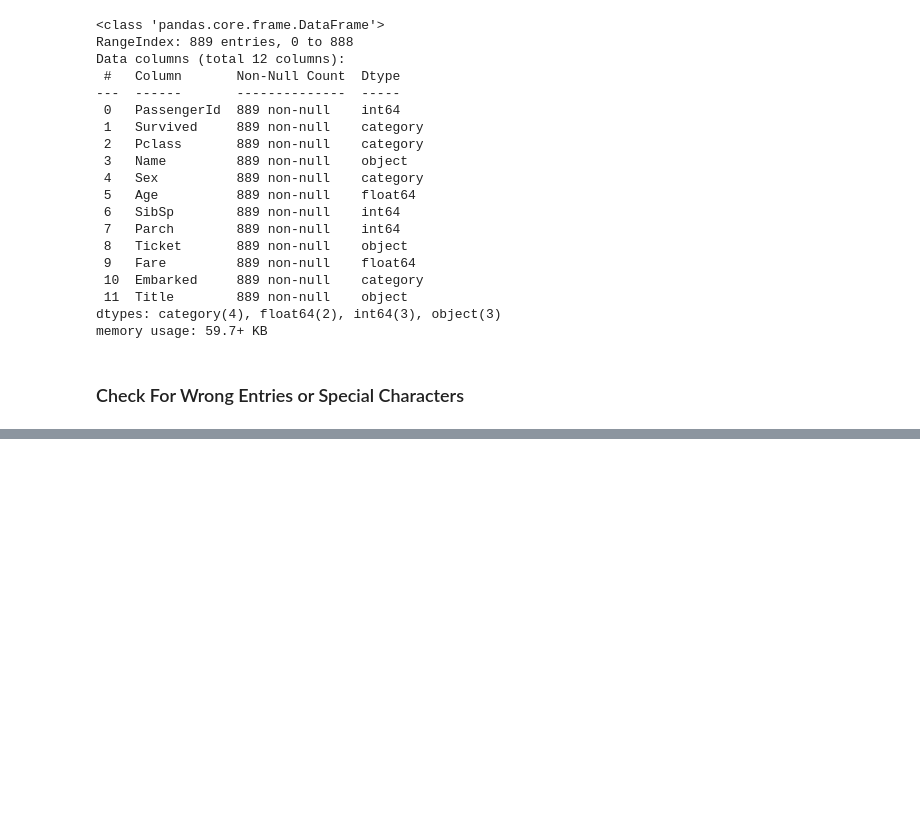
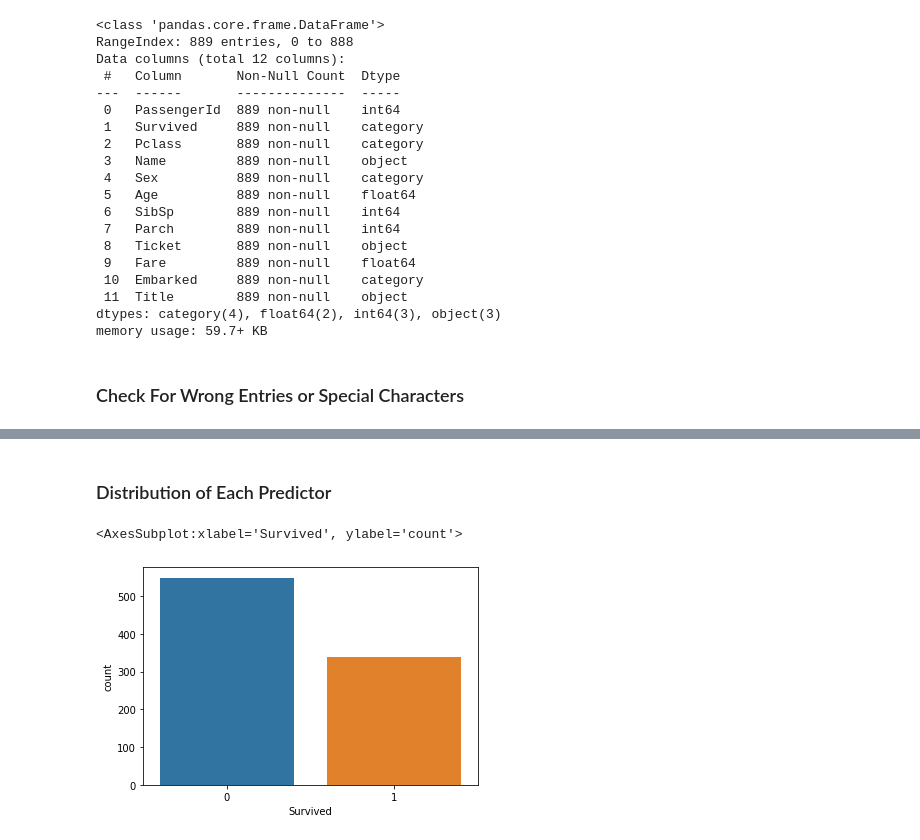
Before and after one commit to sangamans/Road-to-Kaggle-Expert, a Jupyter notebook: titanic-prediction.ipynb, the cells around one changed output, grey strips where cells are left out. Drawn from its saved outputs; the diff is of its cells as text; code cells hidden in the pictures; blank space fills up the shorter version.

```diff
--- a/titanic-prediction.ipynb
+++ b/titanic-prediction.ipynb
@@ -129,6 +134,13 @@ Data columns (total 12 columns):
  11  Title        889 non-null    object
 dtypes: category(4), float64(2), int64(3), object(3)
 memory usage: 59.7+ KB
+# %%
+# PassengerId and Name not needed for prediction
+train.drop('PassengerId', 1, inplace=True)
+train.drop('Name', 1, inplace=True)
+# Title being dropped as Pclass, Fare, and Sex will indicate the gender and the type of expense the passenger is willing to take
+# Title not needed anymore
+train.drop('Title', 1, inplace=True)
 # %% [markdown]
 ### Check For Wrong Entries or Special Characters
 # %%
@@ -137,0 +168,8 @@ memory usage: 59.7+ KB
+# %% [markdown]
+### Distribution of Each Predictor
+# %%
+# Distribution of Survived
+sns.countplot(x="Survived", data=train)
+# %% [output]
+<AxesSubplot:xlabel='Survived', ylabel='count'>
+[figure, added]
```
Also changed, not shown: parts of 28 cells of this notebook.
